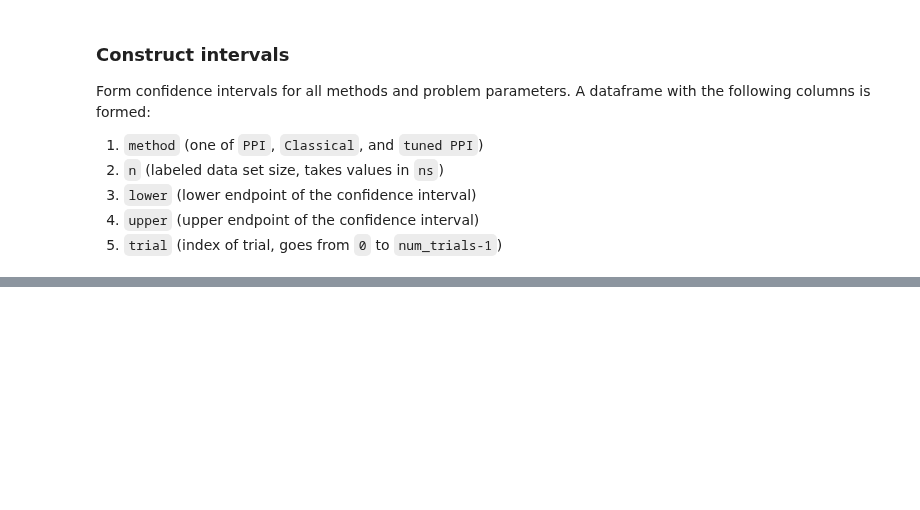
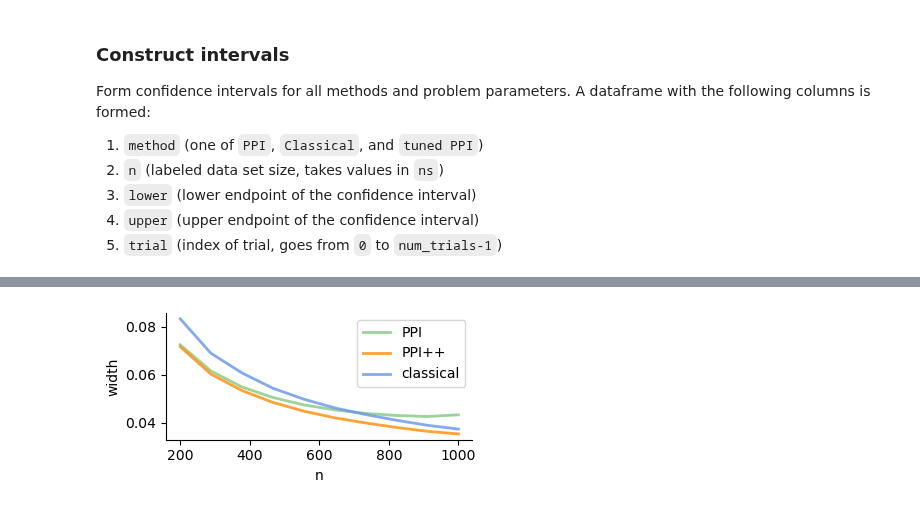
Before and after one commit to aangelopoulos/ppi_py, a Jupyter notebook: examples/eff-ppi/tuned-forest.ipynb, the cells around one changed output, grey strips where cells are left out. Drawn from its saved outputs; the diff is of its cells as text; code cells hidden in the pictures; blank space fills up the shorter version.

```diff
--- a/examples/eff-ppi/tuned-forest.ipynb
+++ b/examples/eff-ppi/tuned-forest.ipynb
@@ -170,0 +170,29 @@ plt.savefig("./plots/tuned-PPI-forest.pdf")
+# %%
+palette = {
+    "PPI++": "darkorange",
+    "PPI": "#83C980",
+    "classical": "cornflowerblue",
+}
+linewidth = 2
+
+fig = plt.figure(figsize=(4, 2))
+sns.lineplot(
+    ax=plt.gca(),
+    data=df,
+    x="n",
+    y="width",
+    linewidth=linewidth,
+    errorbar=None,
+    hue="method",
+    legend=True,
+    palette=palette,
+    alpha=0.8,
+)
+plt.gca().set_ylabel("width")
+plt.gca().legend_.set_title(None)
+sns.despine(top=True, right=True)
+plt.tight_layout()
+os.makedirs("./plots", exist_ok=True)
+plt.savefig("./plots/teaser-tuned-PPI-forest.pdf")
+# %% [output]
+[figure, added]
```
Also changed, not shown: parts of 3 cells of this notebook, 35 other files.
